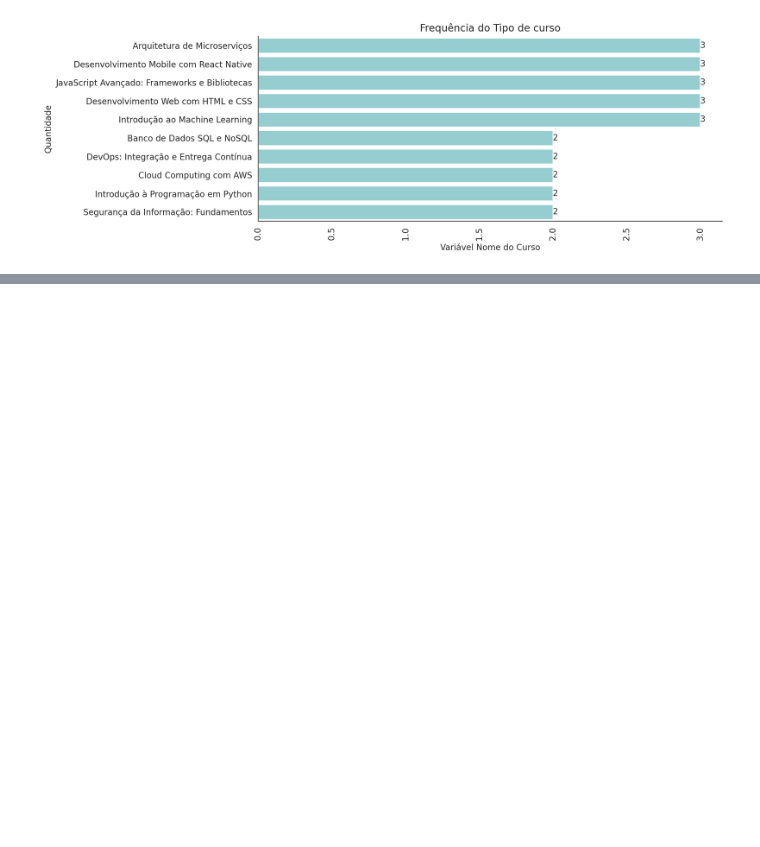
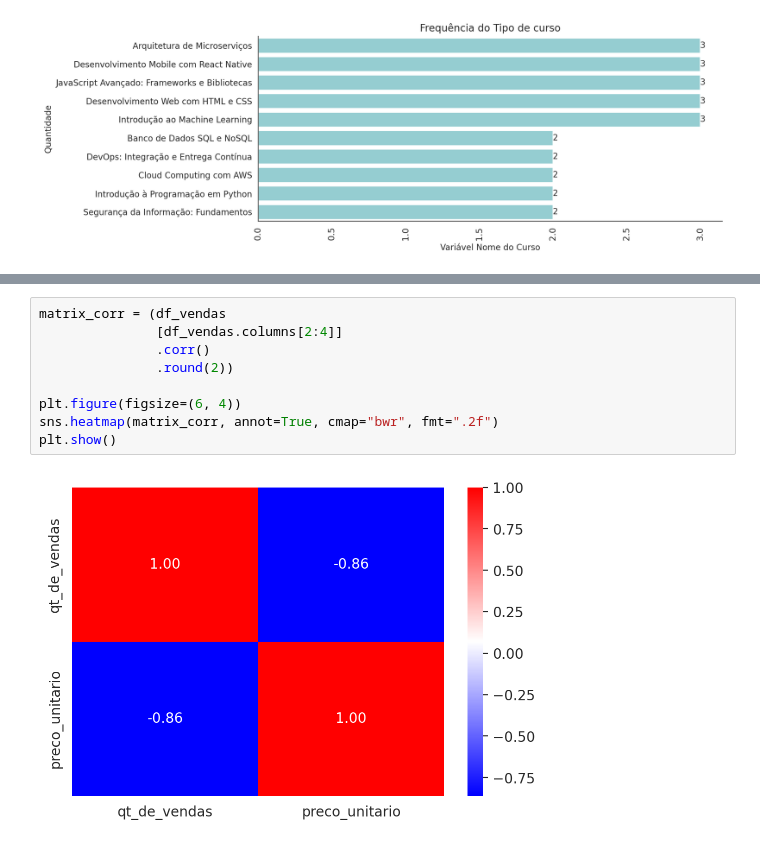
Before and after one commit to Oseiasdfarias/TrilhaDadosJR-JUN15, a Jupyter notebook: notebook/analise_de_dados_vendas_cursos_online.ipynb, the cells around one changed output, grey strips where cells are left out. Cells and saved outputs as stored; diff of their text form; blank space fills up the shorter version.

```diff
--- a/notebook/analise_de_dados_vendas_cursos_online.ipynb
+++ b/notebook/analise_de_dados_vendas_cursos_online.ipynb
@@ -248,0 +251,11 @@ plt.show()
+# %%
+matrix_corr = (df_vendas
+               [df_vendas.columns[2:4]]
+               .corr()
+               .round(2))
+
+plt.figure(figsize=(6, 4))
+sns.heatmap(matrix_corr, annot=True, cmap="bwr", fmt=".2f")
+plt.show()
+# %% [output]
+[figure, added]
```
Also changed, not shown: parts of 10 cells of this notebook.
